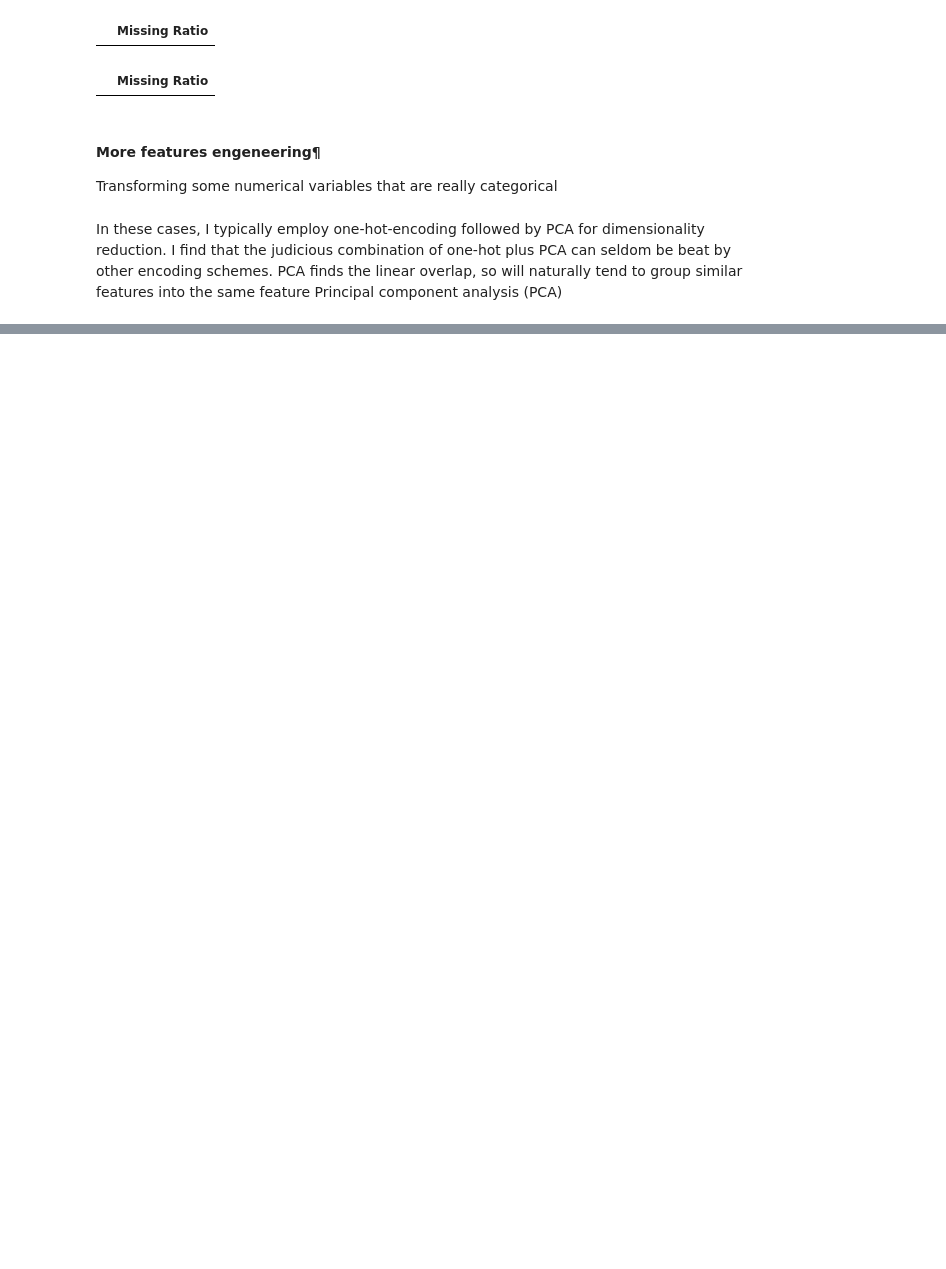
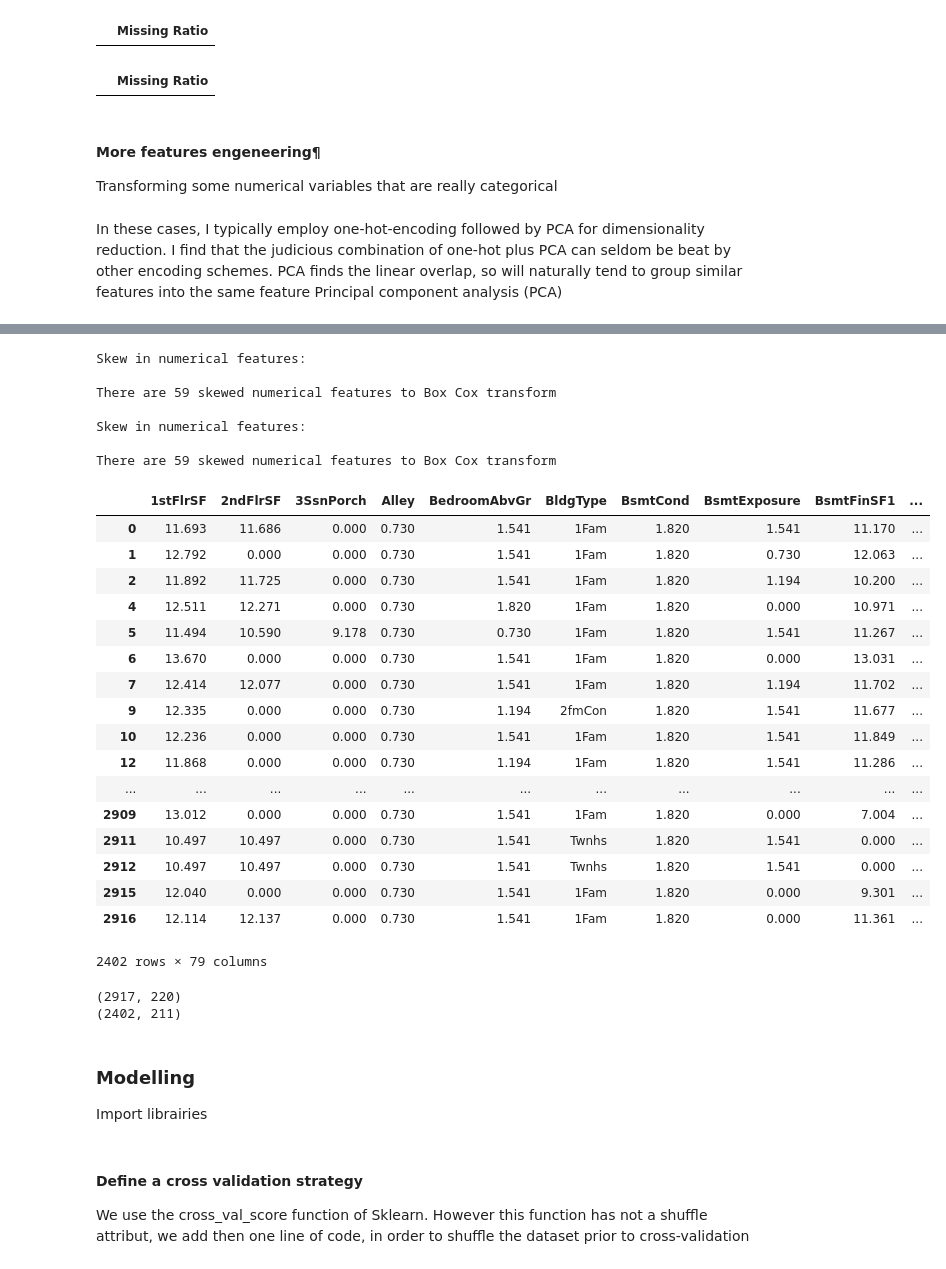
Before and after one commit to mikleg/python_ds_helper, a Jupyter notebook: ver3.ipynb, the cells around one changed output, grey strips where cells are left out. Saved outputs shown, nothing was run; the diff lists cells and outputs as text; code cells hidden in the pictures; blank space fills up the shorter version.

Commit message:
before_modelling

```diff
--- a/ver3.ipynb
+++ b/ver3.ipynb
@@ -495,0 +507,65 @@ Shape all_data: (2919, 79)
+# %%
+def skew_rm(df, copy=False):
+    if copy:
+        df2 = df.copy()
+    else:
+        df2 = df
+
+    numeric_feats = df.dtypes[df.dtypes != "object"].index
+    skewed_feats = df[numeric_feats].apply(lambda x: skew(x.dropna())).sort_values(ascending=False)
+    print("\nSkew in numerical features: \n")
+    skewness = pd.DataFrame({'Skew' :skewed_feats})
+    skewness.head(10)
+    skewness = skewness[abs(skewness) > 0.75]
+    print("There are {} skewed numerical features to Box Cox transform".format(skewness.shape[0]))
+    skewed_features = skewness.index
+    lam = 0.15
+    for feat in skewed_features:
+        df[feat] = boxcox1p(df2[feat], lam)
+    return df2
+
+skew_rm(all_data)
+skew_rm(all_data_norm)
+# %% [output]
+Skew in numerical features:
+
+There are 59 skewed numerical features to Box Cox transform
+
+Skew in numerical features:
+
+There are 59 skewed numerical features to Box Cox transform
+|  | 1stFlrSF | 2ndFlrSF | 3SsnPorch | Alley | BedroomAbvGr | BldgType | BsmtCond | BsmtExposure | BsmtFinSF1 | ... |
+| 0 | 11.693 | 11.686 | 0.000 | 0.730 | 1.541 | 1Fam | 1.820 | 1.541 | 11.170 | ... |
+| 1 | 12.792 | 0.000 | 0.000 | 0.730 | 1.541 | 1Fam | 1.820 | 0.730 | 12.063 | ... |
+| 2 | 11.892 | 11.725 | 0.000 | 0.730 | 1.541 | 1Fam | 1.820 | 1.194 | 10.200 | ... |
+| 4 | 12.511 | 12.271 | 0.000 | 0.730 | 1.820 | 1Fam | 1.820 | 0.000 | 10.971 | ... |
+| 5 | 11.494 | 10.590 | 9.178 | 0.730 | 0.730 | 1Fam | 1.820 | 1.541 | 11.267 | ... |
+| 6 | 13.670 | 0.000 | 0.000 | 0.730 | 1.541 | 1Fam | 1.820 | 0.000 | 13.031 | ... |
+| 7 | 12.414 | 12.077 | 0.000 | 0.730 | 1.541 | 1Fam | 1.820 | 1.194 | 11.702 | ... |
+| 9 | 12.335 | 0.000 | 0.000 | 0.730 | 1.194 | 2fmCon | 1.820 | 1.541 | 11.677 | ... |
+| 10 | 12.236 | 0.000 | 0.000 | 0.730 | 1.541 | 1Fam | 1.820 | 1.541 | 11.849 | ... |
+| 12 | 11.868 | 0.000 | 0.000 | 0.730 | 1.194 | 1Fam | 1.820 | 1.541 | 11.286 | ... |
+| ... | ... | ... | ... | ... | ... | ... | ... | ... | ... | ... |
+| 2909 | 13.012 | 0.000 | 0.000 | 0.730 | 1.541 | 1Fam | 1.820 | 0.000 | 7.004 | ... |
+| 2911 | 10.497 | 10.497 | 0.000 | 0.730 | 1.541 | Twnhs | 1.820 | 1.541 | 0.000 | ... |
+| 2912 | 10.497 | 10.497 | 0.000 | 0.730 | 1.541 | Twnhs | 1.820 | 1.541 | 0.000 | ... |
+| 2915 | 12.040 | 0.000 | 0.000 | 0.730 | 1.541 | 1Fam | 1.820 | 0.000 | 9.301 | ... |
+| 2916 | 12.114 | 12.137 | 0.000 | 0.730 | 1.541 | 1Fam | 1.820 | 0.000 | 11.361 | ... |
+2402 rows × 79 columns
+# %%
+all_data = pd.get_dummies(all_data)
+print(all_data.shape)
+#print(all_data.columns[140:])
+all_data_norm = pd.get_dummies(all_data_norm)
+print(all_data_norm.shape)
+#print(all_data_norm.columns[140:])
+#Getting the new train and test sets.
+
+train = all_data[:ntrain]
+test = all_data[ntrain:]
+# %% [output]
+(2917, 220)
+(2402, 211)
+# %% [markdown]
+### Modelling
+Import librairies
@@ -495,0 +583,4 @@ Shape all_data: (2919, 79)
+# %% [markdown]
+#### Define a cross validation strategy
+
+We use the cross_val_score function of Sklearn. However this function has not a shuffle attribut, we add then one line of code, in order to shuffle the dataset prior to cross-validation
```
Also changed, not shown: parts of 14 cells of this notebook.
